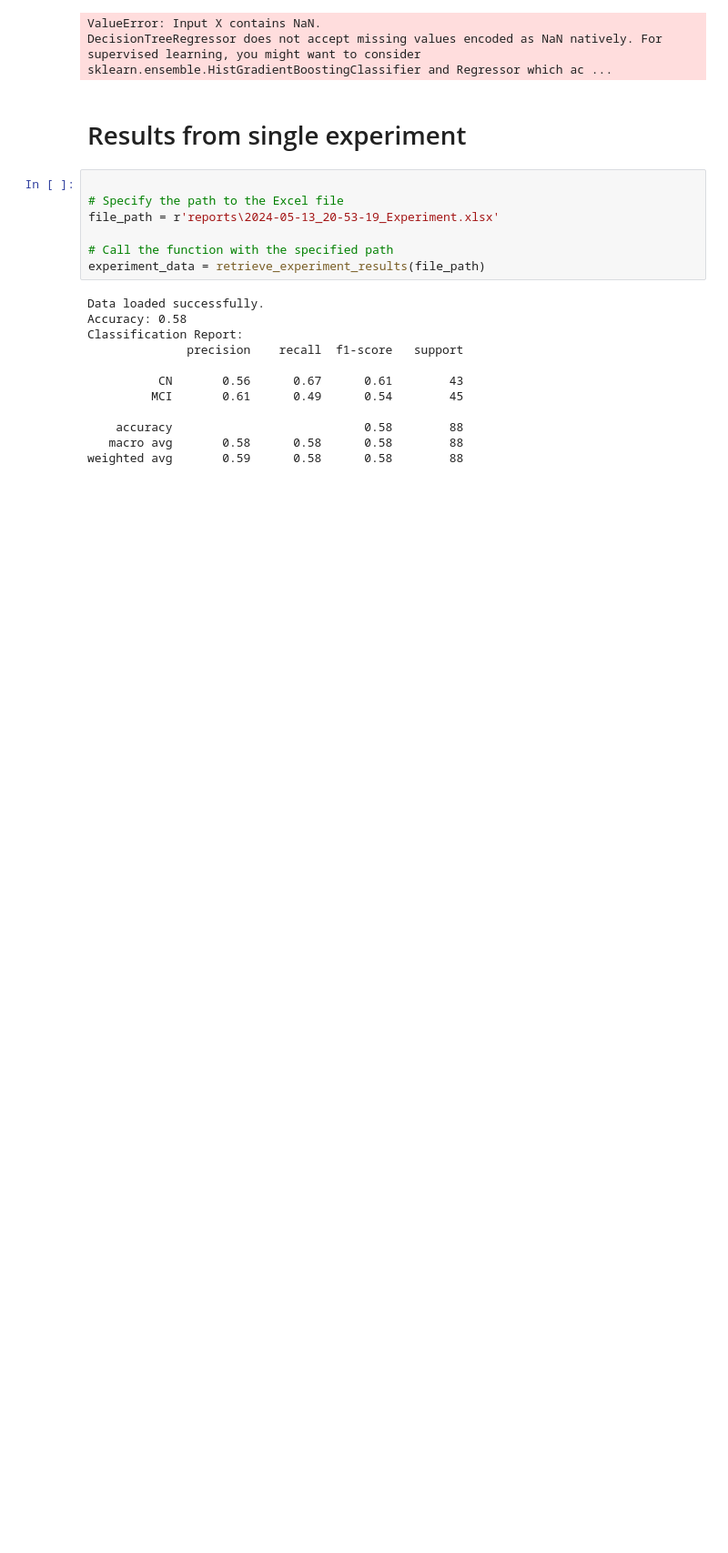
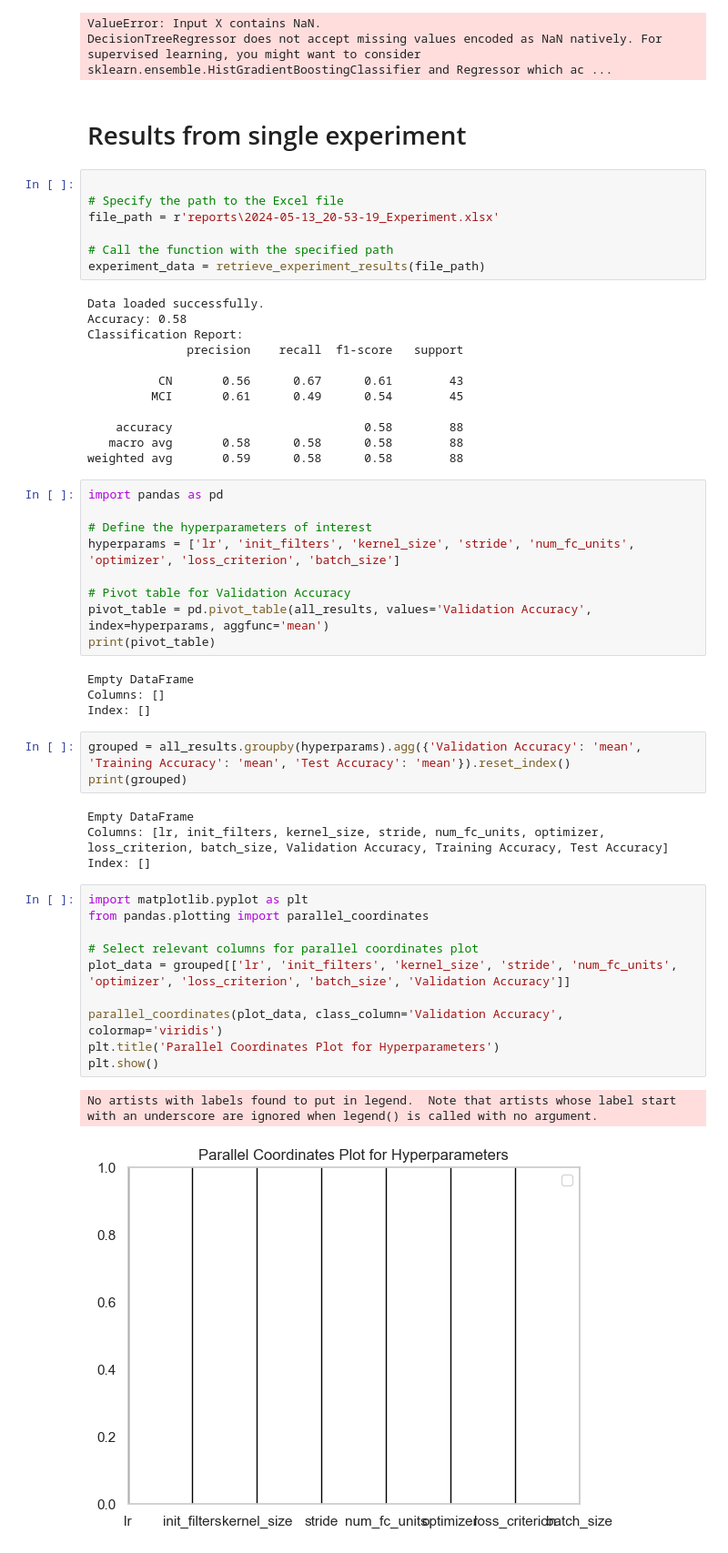
Before and after one commit to Michaelfosse/MasterThesis, a Jupyter notebook: Code/3. Descriptive analytics/Describing_Results.ipynb, the cells around one changed output. Shown at 91% size. Drawn from its saved outputs; the diff is of its cells as text; blank space fills up the shorter version.

```diff
--- a/Code/3. Descriptive analytics/Describing_Results.ipynb
+++ b/Code/3. Descriptive analytics/Describing_Results.ipynb
@@ -905,3 +926,36 @@ Classification Report:
     accuracy                           0.58        88
    macro avg       0.58      0.58      0.58        88
 weighted avg       0.59      0.58      0.58        88
+# %%
+import pandas as pd
+
+# Define the hyperparameters of interest
+hyperparams = ['lr', 'init_filters', 'kernel_size', 'stride', 'num_fc_units', 'optimizer', 'loss_criterion', 'batch_size']
+
+# Pivot table for Validation Accuracy
+pivot_table = pd.pivot_table(all_results, values='Validation Accuracy', index=hyperparams, aggfunc='mean')
+print(pivot_table)
+# %% [output]
+Empty DataFrame
+Columns: []
+Index: []
+# %%
+grouped = all_results.groupby(hyperparams).agg({'Validation Accuracy': 'mean', 'Training Accuracy': 'mean', 'Test Accuracy': 'mean'}).reset_index()
+print(grouped)
+# %% [output]
+Empty DataFrame
+Columns: [lr, init_filters, kernel_size, stride, num_fc_units, optimizer, loss_criterion, batch_size, Validation Accuracy, Training Accuracy, Test Accuracy]
+Index: []
+# %%
+import matplotlib.pyplot as plt
+from pandas.plotting import parallel_coordinates
+
+# Select relevant columns for parallel coordinates plot
+plot_data = grouped[['lr', 'init_filters', 'kernel_size', 'stride', 'num_fc_units', 'optimizer', 'loss_criterion', 'batch_size', 'Validation Accuracy']]
+
+parallel_coordinates(plot_data, class_column='Validation Accuracy', colormap='viridis')
+plt.title('Parallel Coordinates Plot for Hyperparameters')
+plt.show()
+# %% [output]
+No artists with labels found to put in legend.  Note that artists whose label start with an underscore are ignored when legend() is called with no argument.
+[figure, added]
```
Also changed, not shown: parts of 27 cells of this notebook, 6 other files.
